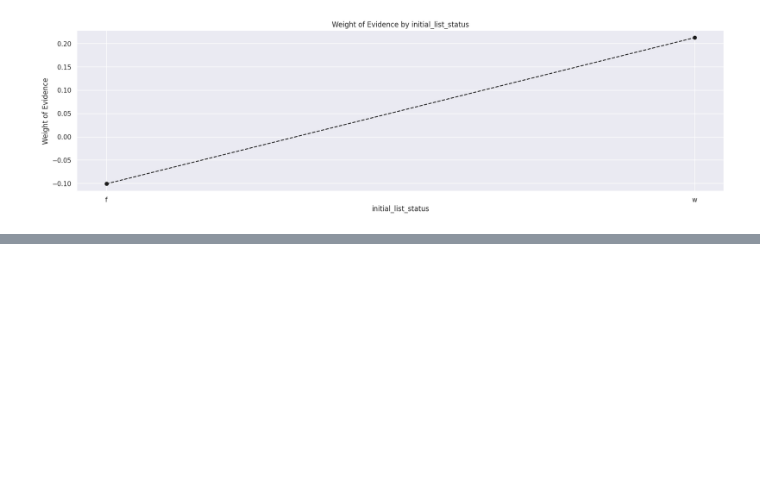
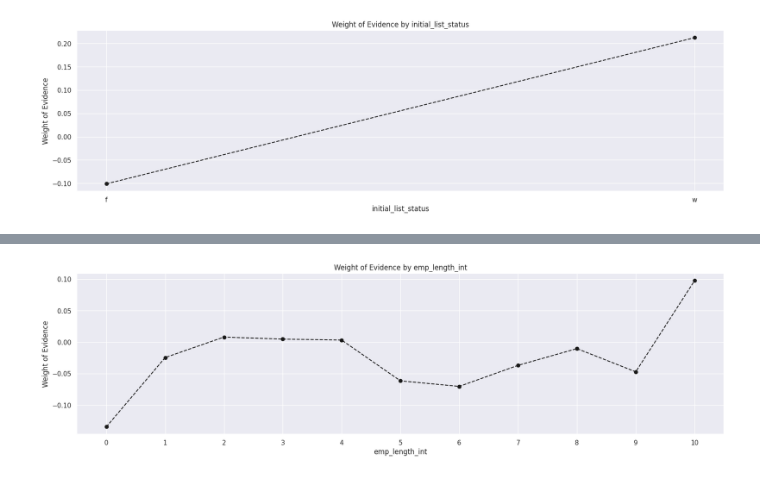
Before and after one commit to andre-cav/Credit-Risk-with-Python, a Jupyter notebook: Credit_Risk_ModellingData.ipynb, the cells around one changed output, grey strips where cells are left out. Drawn from its saved outputs; the diff is of its cells as text; code cells hidden in the pictures; blank space fills up the shorter version.

```diff
--- a/Credit_Risk_ModellingData.ipynb
+++ b/Credit_Risk_ModellingData.ipynb
@@ -913,0 +929,3 @@ def woe_continous(df, continous_variable_name, good_bad_variable_df):
+# %%
+df_inputs['term:36'] = np.where( ( df_inputs['term_int']==36 ) , 1, 0)
+df_inputs['term:60'] = np.where( ( df_inputs['term_int']==60 ) , 1, 0)
@@ -913,0 +936,3 @@ def woe_continous(df, continous_variable_name, good_bad_variable_df):
+# %%
+df_temp = woe_continuous(df_inputs, 'emp_length_int', df_targets)
+df_temp
@@ -913,0 +952,4 @@ def woe_continous(df, continous_variable_name, good_bad_variable_df):
+# %%
+plot_by_woe(df_temp)
+# %% [output]
+[figure, added]
```
Also changed, not shown: parts of 21 cells of this notebook.
